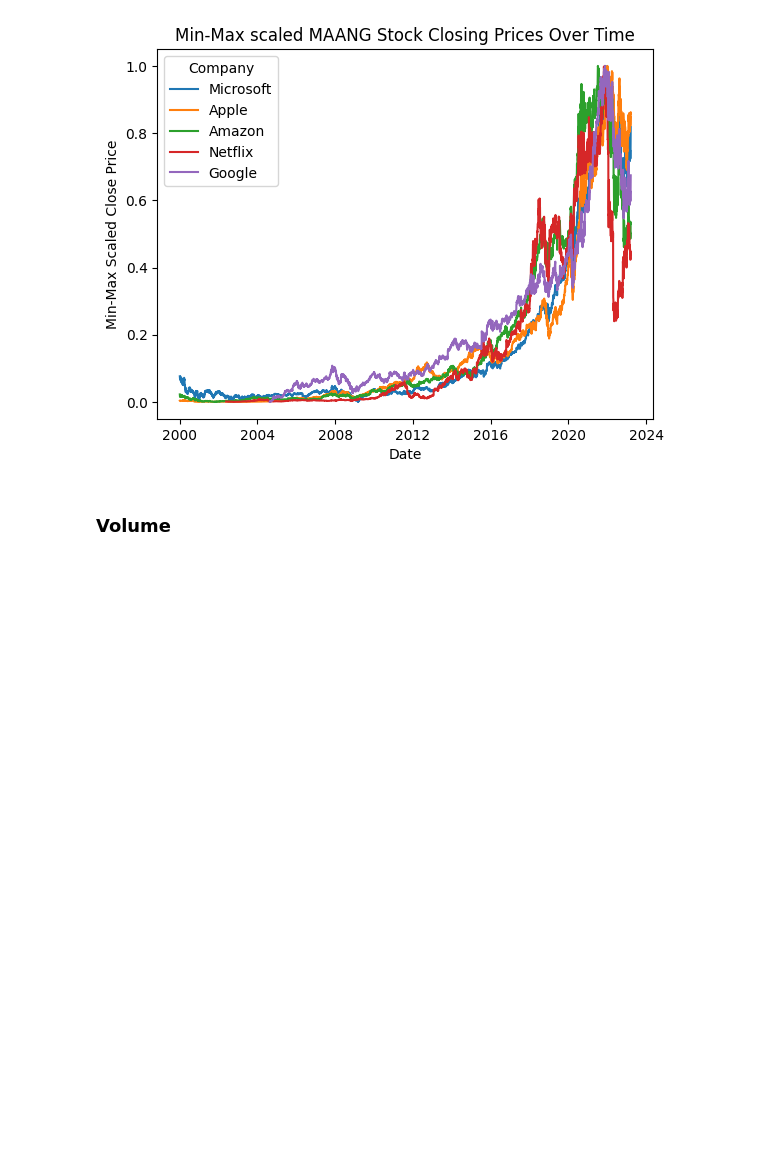
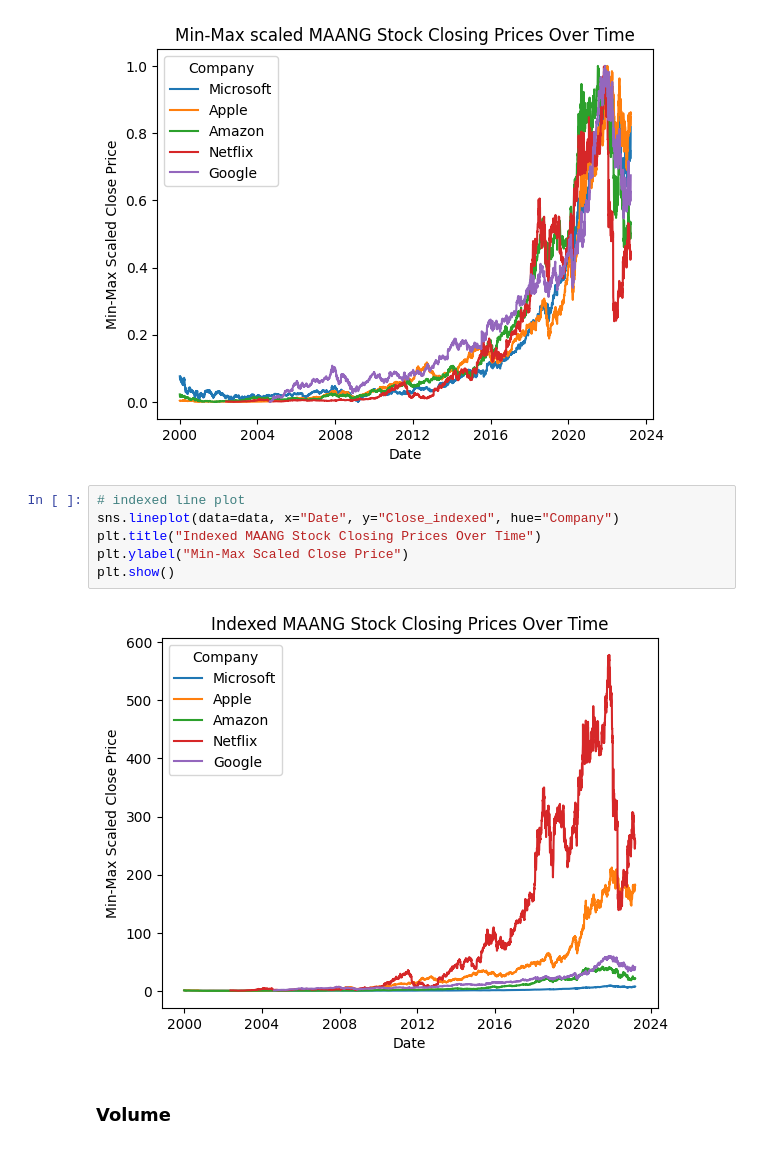
Before and after one commit to Nickeniklas/US_stockmarket_analysis, a Jupyter notebook: analysis.ipynb, the cells around one changed output. Saved outputs shown, nothing was run; the diff lists cells and outputs as text; blank space fills up the shorter version.

Commit message:
Added: indexed close line plot.

```diff
--- a/analysis.ipynb
+++ b/analysis.ipynb
@@ -85,6 +85,14 @@ plt.ylabel("Min-Max Scaled Close Price")
 plt.show()
 # %% [output]
 [figure]
+# %%
+# indexed line plot
+sns.lineplot(data=data, x="Date", y="Close_indexed", hue="Company")
+plt.title("Indexed MAANG Stock Closing Prices Over Time")
+plt.ylabel("Min-Max Scaled Close Price")
+plt.show()
+# %% [output]
+[figure, added]
 # %% [markdown]
 ### Volume
 # %%
```
